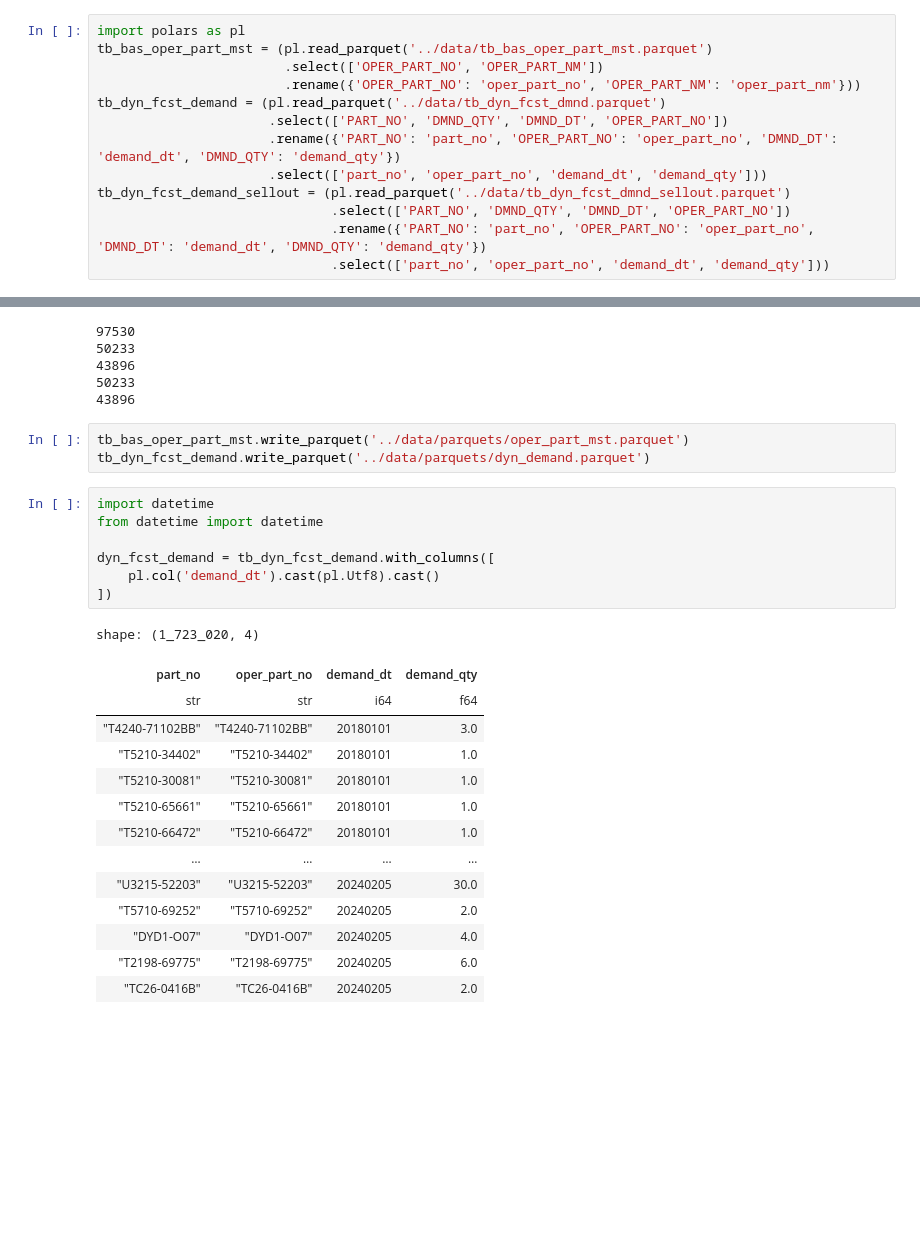
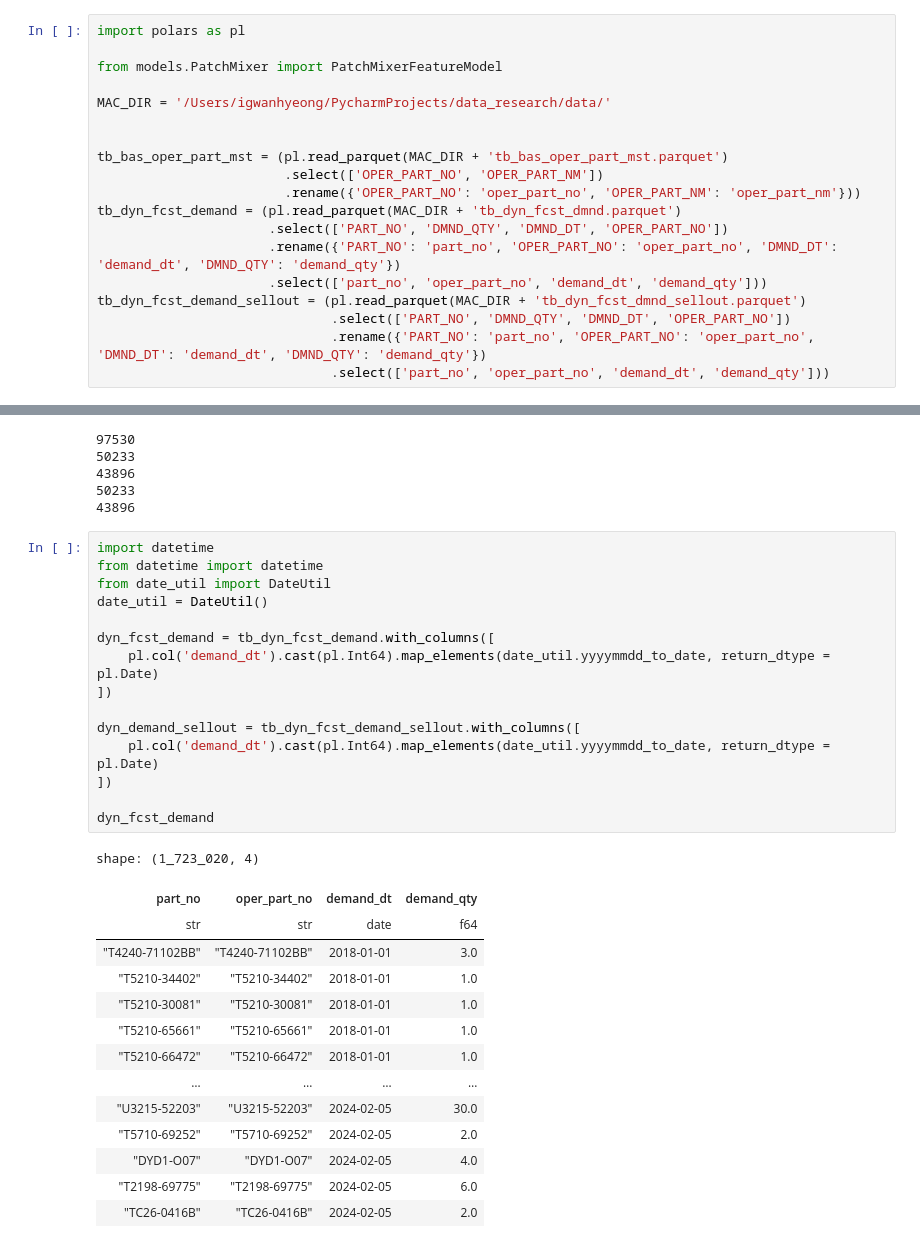
Before and after one commit to LeeKwanHyeong/data_research, a Jupyter notebook: preprocessing/preprocessing1.ipynb, the cells around one changed output, grey strips where cells are left out. Cells and saved outputs as stored; diff of their text form; blank space fills up the shorter version.

```diff
--- a/preprocessing/preprocessing1.ipynb
+++ b/preprocessing/preprocessing1.ipynb
@@ -1,13 +1,19 @@
 # %%
 import polars as pl
-tb_bas_oper_part_mst = (pl.read_parquet('../data/tb_bas_oper_part_mst.parquet')
+
+from models.PatchMixer import PatchMixerFeatureModel
+
+MAC_DIR = '/Users/igwanhyeong/PycharmProjects/data_research/data/'
+
+
+tb_bas_oper_part_mst = (pl.read_parquet(MAC_DIR + 'tb_bas_oper_part_mst.parquet')
                         .select(['OPER_PART_NO', 'OPER_PART_NM'])
                         .rename({'OPER_PART_NO': 'oper_part_no', 'OPER_PART_NM': 'oper_part_nm'}))
-tb_dyn_fcst_demand = (pl.read_parquet('../data/tb_dyn_fcst_dmnd.parquet')
+tb_dyn_fcst_demand = (pl.read_parquet(MAC_DIR + 'tb_dyn_fcst_dmnd.parquet')
                       .select(['PART_NO', 'DMND_QTY', 'DMND_DT', 'OPER_PART_NO'])
                       .rename({'PART_NO': 'part_no', 'OPER_PART_NO': 'oper_part_no', 'DMND_DT': 'demand_dt', 'DMND_QTY': 'demand_qty'})
                       .select(['part_no', 'oper_part_no', 'demand_dt', 'demand_qty']))
-tb_dyn_fcst_demand_sellout = (pl.read_parquet('../data/tb_dyn_fcst_dmnd_sellout.parquet')
+tb_dyn_fcst_demand_sellout = (pl.read_parquet(MAC_DIR + 'tb_dyn_fcst_dmnd_sellout.parquet')
                               .select(['PART_NO', 'DMND_QTY', 'DMND_DT', 'OPER_PART_NO'])
                               .rename({'PART_NO': 'part_no', 'OPER_PART_NO': 'oper_part_no', 'DMND_DT': 'demand_dt', 'DMND_QTY': 'demand_qty'})
                               .select(['part_no', 'oper_part_no', 'demand_dt', 'demand_qty']))
@@ -31,28 +37,33 @@ print(tb_dyn_fcst_demand_sellout.select(pl.col('oper_part_no')).n_unique())
 43896
 50233
 43896
-# %%
-tb_bas_oper_part_mst.write_parquet('../data/parquets/oper_part_mst.parquet')
-tb_dyn_fcst_demand.write_parquet('../data/parquets/dyn_demand.parquet')
 # %%
 import datetime
 from datetime import datetime
+from date_util import DateUtil
+date_util = DateUtil()
 
 dyn_fcst_demand = tb_dyn_fcst_demand.with_columns([
-    pl.col('demand_dt').cast(pl.Utf8).cast()
+    pl.col('demand_dt').cast(pl.Int64).map_elements(date_util.yyyymmdd_to_date, return_dtype = pl.Date)
 ])
+
+dyn_demand_sellout = tb_dyn_fcst_demand_sellout.with_columns([
+    pl.col('demand_dt').cast(pl.Int64).map_elements(date_util.yyyymmdd_to_date, return_dtype = pl.Date)
+])
+
+dyn_fcst_demand
 # %% [output]
 shape: (1_723_020, 4)
 | part_no | oper_part_no | demand_dt | demand_qty |
-| str | str | i64 | f64 |
-| "T4240-71102BB" | "T4240-71102BB" | 20180101 | 3.0 |
-| "T5210-34402" | "T5210-34402" | 20180101 | 1.0 |
-| "T5210-30081" | "T5210-30081" | 20180101 | 1.0 |
-| "T5210-65661" | "T5210-65661" | 20180101 | 1.0 |
-| "T5210-66472" | "T5210-66472" | 20180101 | 1.0 |
+| str | str | date | f64 |
+| "T4240-71102BB" | "T4240-71102BB" | 2018-01-01 | 3.0 |
+| "T5210-34402" | "T5210-34402" | 2018-01-01 | 1.0 |
+| "T5210-30081" | "T5210-30081" | 2018-01-01 | 1.0 |
+| "T5210-65661" | "T5210-65661" | 2018-01-01 | 1.0 |
+| "T5210-66472" | "T5210-66472" | 2018-01-01 | 1.0 |
 | … | … | … | … |
-| "U3215-52203" | "U3215-52203" | 20240205 | 30.0 |
-| "T5710-69252" | "T5710-69252" | 20240205 | 2.0 |
-| "DYD1-O07" | "DYD1-O07" | 20240205 | 4.0 |
-| "T2198-69775" | "T2198-69775" | 20240205 | 6.0 |
-| "TC26-0416B" | "TC26-0416B" | 20240205 | 2.0 |
+| "U3215-52203" | "U3215-52203" | 2024-02-05 | 30.0 |
+| "T5710-69252" | "T5710-69252" | 2024-02-05 | 2.0 |
+| "DYD1-O07" | "DYD1-O07" | 2024-02-05 | 4.0 |
+| "T2198-69775" | "T2198-69775" | 2024-02-05 | 6.0 |
+| "TC26-0416B" | "TC26-0416B" | 2024-02-05 | 2.0 |
```
Also changed, not shown: parts of 10 cells of this notebook, 4 other files.
